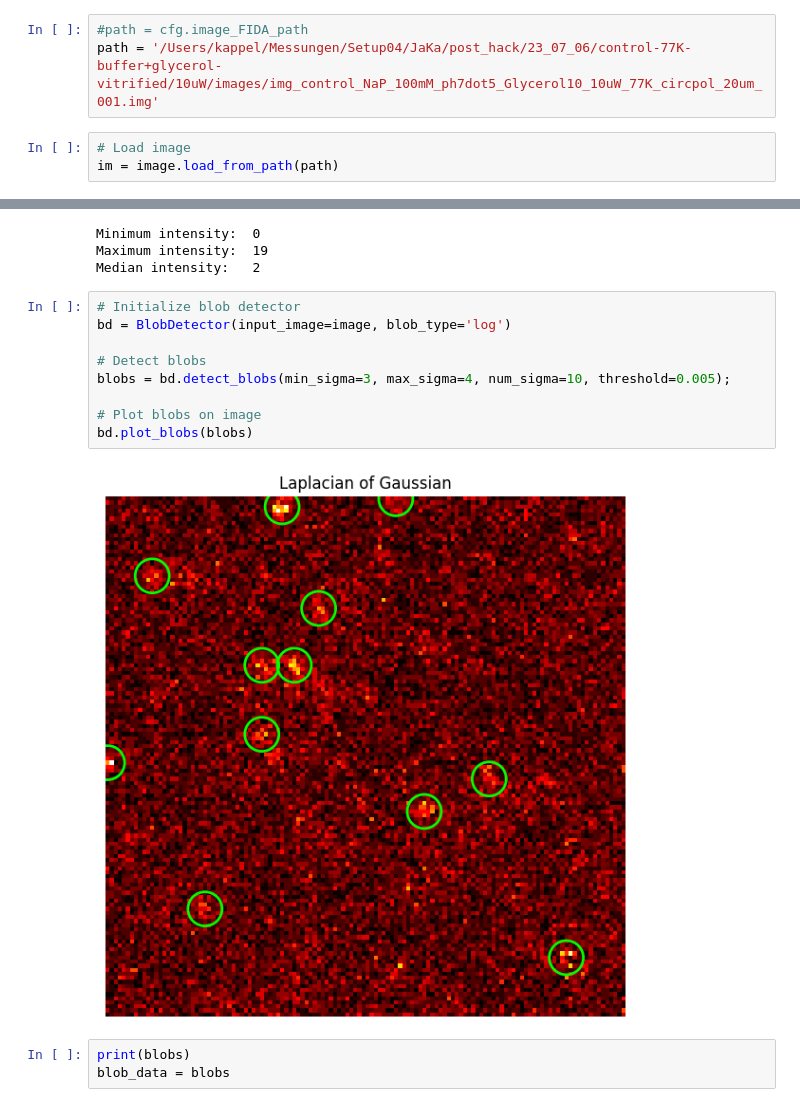
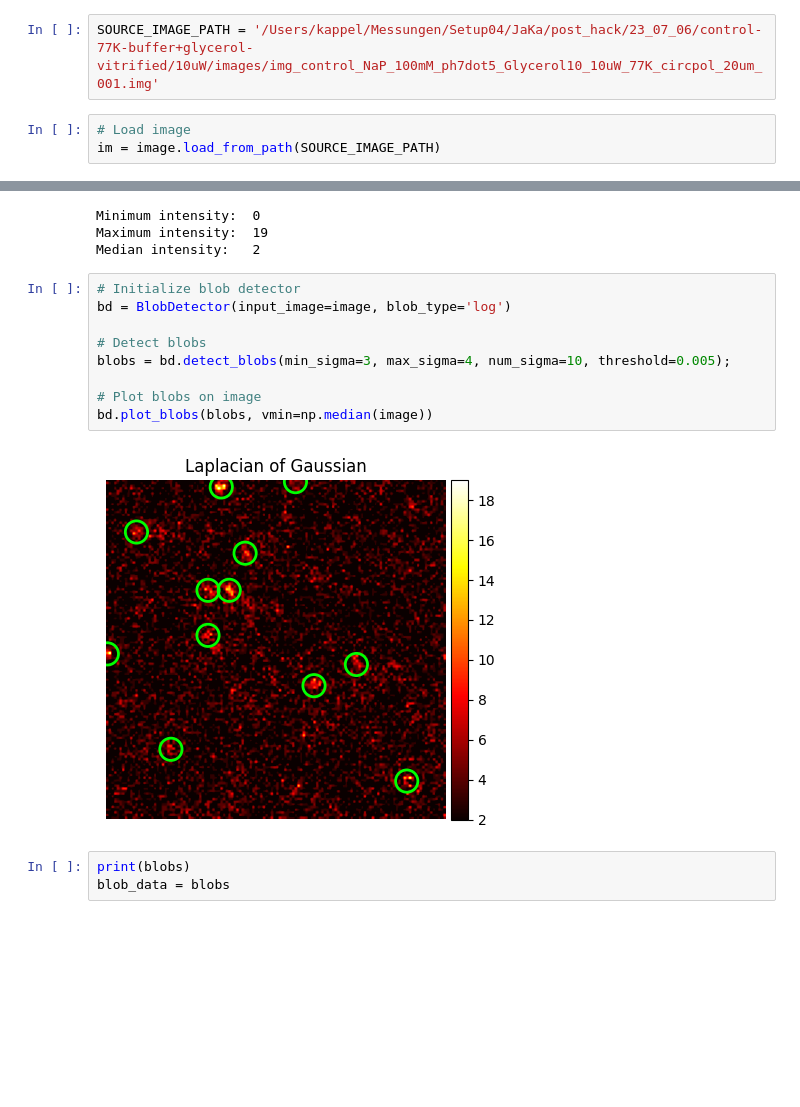
Before and after one commit to JKL453/s04-utils, a Jupyter notebook: spot-analysis.ipynb, the cells around one changed output, grey strips where cells are left out. Drawn from its saved outputs; the diff is of its cells as text; blank space fills up the shorter version.

```diff
--- a/spot-analysis.ipynb
+++ b/spot-analysis.ipynb
@@ -14,11 +14,10 @@ import seaborn as sns
 
 from tabulate import tabulate
 # %%
-#path = cfg.image_FIDA_path
-path = '/Users/kappel/Messungen/Setup04/JaKa/post_hack/23_07_06/control-77K-buffer+glycerol-vitrified/10uW/images/img_control_NaP_100mM_ph7dot5_Glycerol10_10uW_77K_circpol_20um_001.img'
+SOURCE_IMAGE_PATH = '/Users/kappel/Messungen/Setup04/JaKa/post_hack/23_07_06/control-77K-buffer+glycerol-vitrified/10uW/images/img_control_NaP_100mM_ph7dot5_Glycerol10_10uW_77K_circpol_20um_001.img'
 # %%
 # Load image
-im = image.load_from_path(path)
+im = image.load_from_path(SOURCE_IMAGE_PATH)
 # %%
 image = im.data['preview']
 
@@ -37,14 +36,14 @@ Median intensity:   2
 # %%
 # Initialize blob detector
 bd = BlobDetector(input_image=image, blob_type='log')
 
 # Detect blobs
 blobs = bd.detect_blobs(min_sigma=3, max_sigma=4, num_sigma=10, threshold=0.005);
 
 # Plot blobs on image
-bd.plot_blobs(blobs)
+bd.plot_blobs(blobs, vmin=np.median(image))
 # %% [output]
-[figure, old version]
+[figure, new version]
 # %%
 print(blobs)
 blob_data = blobs
```
Also changed, not shown: parts of 1 cell of this notebook, 3 other files.
